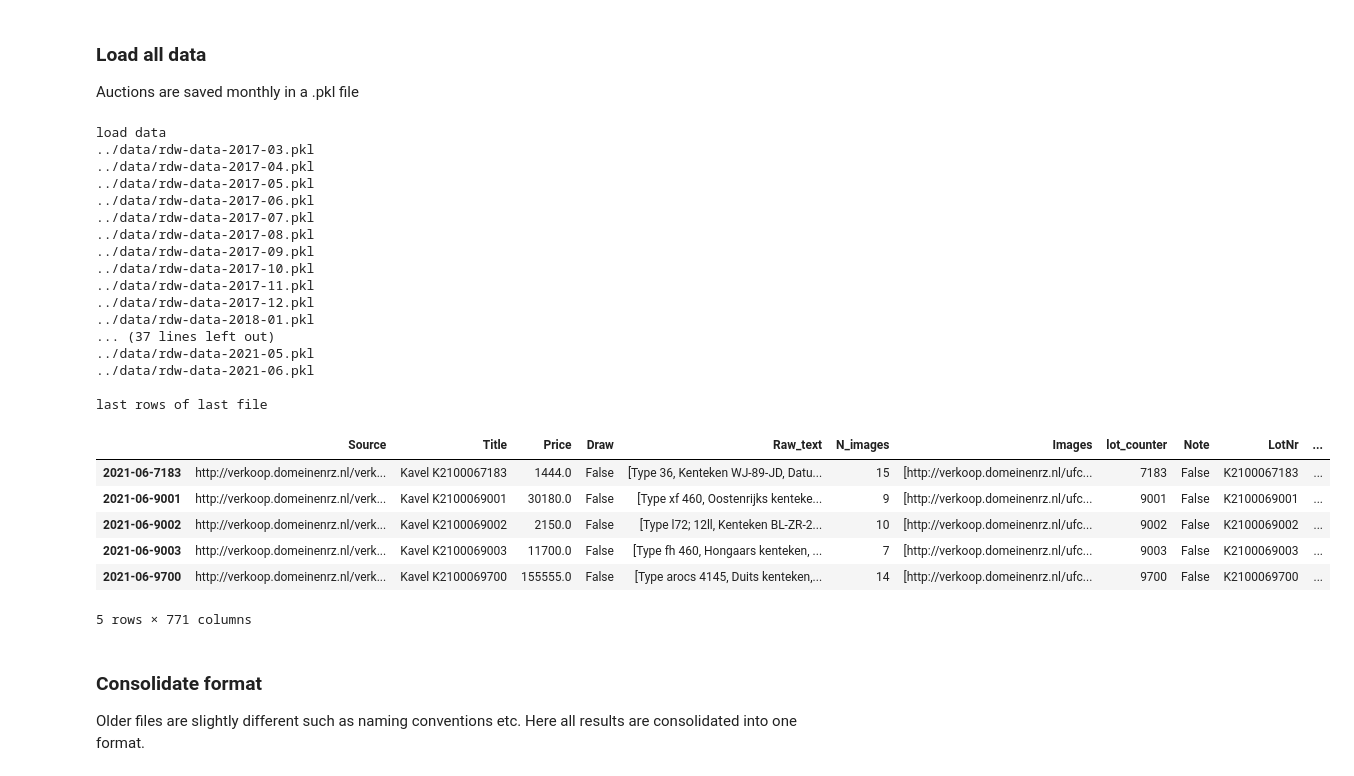
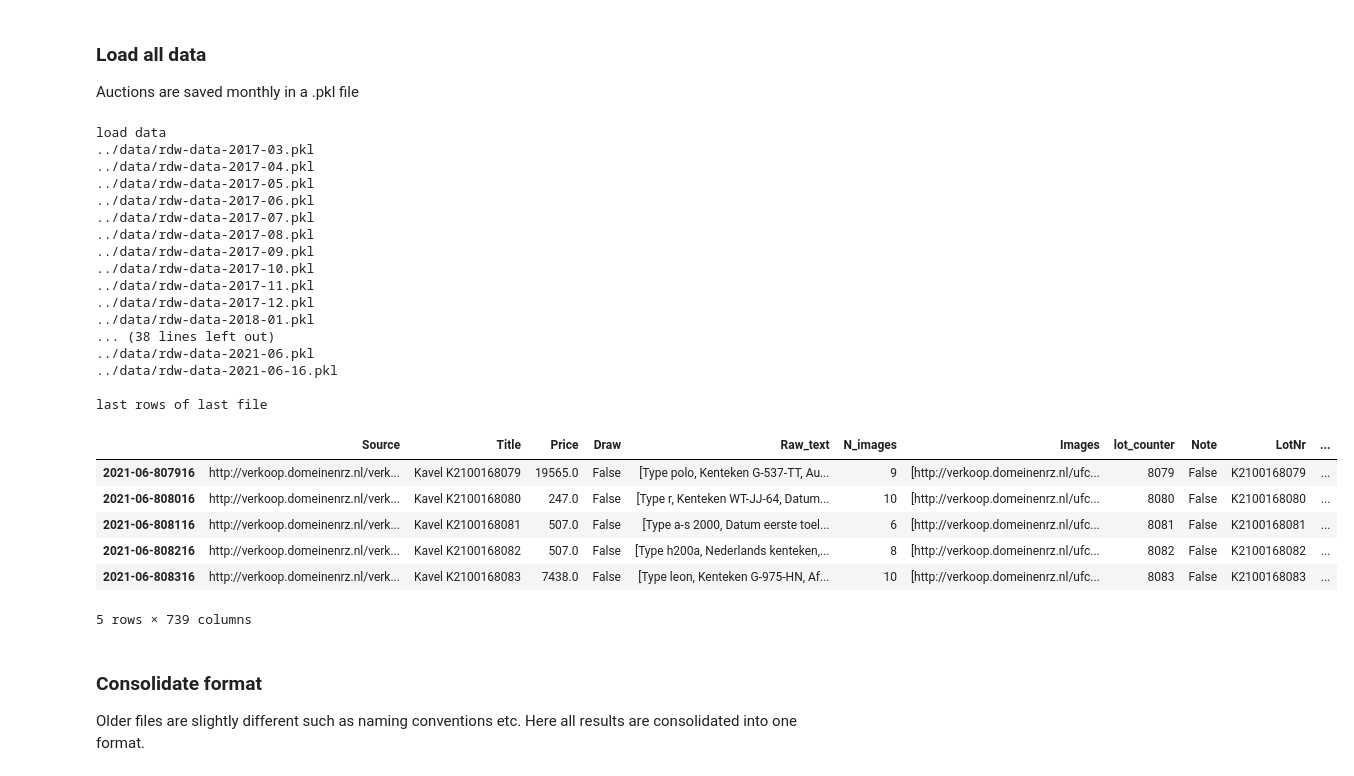
Before and after one commit to r5atom/Saturday-Datascience, a Jupyter notebook: code/aggregate-all-auctions.ipynb, the cells around one changed output. Cells and saved outputs as stored; diff of their text form; code cells hidden in the pictures.

Commit message:
Run with mid-June results and enable bi-monthly auctions

```diff
--- a/code/aggregate-all-auctions.ipynb
+++ b/code/aggregate-all-auctions.ipynb
@@ -36,7 +36,7 @@ else:
                     '2018-01', '2018-02', '2018-03', '2018-04', '2018-05', '2018-06', '2018-07', '2018-08', '2018-09', '2018-10', '2018-11', '2018-12',
                     '2019-01', '2019-02', '2019-03', '2019-04', '2019-05', '2019-06', '2019-07', '2019-08', '2019-09', '2019-10', '2019-11', '2019-12',
                     '2020-01', '2020-02', '2020-03', '2020-06', '2020-07', '2020-08', '2020-09', '2020-10', '2020-11', '2020-12',
-                    '2021-01', '2021-02', '2021-03', '2021-04', '2021-05', '2021-06',
+                    '2021-01', '2021-02', '2021-03', '2021-04', '2021-05', '2021-06', '2021-06-16'
                    ]
 if DATE not in AuctionDates:
     raise ValueError(f'{DATE} not in list that will be concatenated. Add to list.')
@@ -65,41 +65,49 @@ for AuctionDate in AuctionDates:
 
     else:
         fn = '../data/rdw-data-{:s}.pkl'.format(
             AuctionDate
         )
 
     if VERBOSE > 0: print(fn)
     df = pd.read_pickle(fn)
     data[AuctionDate] = df
 
+
+
+# When there are two auctions in a single month
+# HACK ALERT!!
+data['2021-06-16'].index = data['2021-06-16'].index.map(lambda x: '{0}-06-{2}{1}'.format(*x.split('-')))
+data['2021-06'].index = data['2021-06'].index.map(lambda x: '{0}-06-{2}{1}'.format(*x.split('-')))
+
+
 if VERBOSE > 0:
     print('\nlast rows of last file')
     display(data[AuctionDates[-1]].tail())
 # %% [output]
 load data
 ../data/rdw-data-2017-03.pkl
 ../data/rdw-data-2017-04.pkl
 ../data/rdw-data-2017-05.pkl
 ../data/rdw-data-2017-06.pkl
 ../data/rdw-data-2017-07.pkl
 ../data/rdw-data-2017-08.pkl
 ../data/rdw-data-2017-09.pkl
 ../data/rdw-data-2017-10.pkl
 ../data/rdw-data-2017-11.pkl
 ../data/rdw-data-2017-12.pkl
 ../data/rdw-data-2018-01.pkl
-... (37 lines left out)
-../data/rdw-data-2021-05.pkl
+... (38 lines left out)
 ../data/rdw-data-2021-06.pkl
+../data/rdw-data-2021-06-16.pkl
 
 last rows of last file
 |  | Source | Title | Price | Draw | Raw_text | N_images | Images | lot_counter | Note | LotNr | ... |
-| 2021-06-7183 | http://verkoop.domeinenrz.nl/verk... | Kavel K2100067183 | 1444.0 | False | [Type 36, Kenteken WJ-89-JD, Datu... | 15 | [http://verkoop.domeinenrz.nl/ufc... | 7183 | False | K2100067183 | ... |
-| 2021-06-9001 | http://verkoop.domeinenrz.nl/verk... | Kavel K2100069001 | 30180.0 | False | [Type xf 460, Oostenrijks kenteke... | 9 | [http://verkoop.domeinenrz.nl/ufc... | 9001 | False | K2100069001 | ... |
-| 2021-06-9002 | http://verkoop.domeinenrz.nl/verk... | Kavel K2100069002 | 2150.0 | False | [Type l72; 12ll, Kenteken BL-ZR-2... | 10 | [http://verkoop.domeinenrz.nl/ufc... | 9002 | False | K2100069002 | ... |
-| 2021-06-9003 | http://verkoop.domeinenrz.nl/verk... | Kavel K2100069003 | 11700.0 | False | [Type fh 460, Hongaars kenteken, ... | 7 | [http://verkoop.domeinenrz.nl/ufc... | 9003 | False | K2100069003 | ... |
-| 2021-06-9700 | http://verkoop.domeinenrz.nl/verk... | Kavel K2100069700 | 155555.0 | False | [Type arocs 4145, Duits kenteken,... | 14 | [http://verkoop.domeinenrz.nl/ufc... | 9700 | False | K2100069700 | ... |
+| 2021-06-807916 | http://verkoop.domeinenrz.nl/verk... | Kavel K2100168079 | 19565.0 | False | [Type polo, Kenteken G-537-TT, Au... | 9 | [http://verkoop.domeinenrz.nl/ufc... | 8079 | False | K2100168079 | ... |
+| 2021-06-808016 | http://verkoop.domeinenrz.nl/verk... | Kavel K2100168080 | 247.0 | False | [Type r, Kenteken WT-JJ-64, Datum... | 10 | [http://verkoop.domeinenrz.nl/ufc... | 8080 | False | K2100168080 | ... |
+| 2021-06-808116 | http://verkoop.domeinenrz.nl/verk... | Kavel K2100168081 | 507.0 | False | [Type a-s 2000, Datum eerste toel... | 6 | [http://verkoop.domeinenrz.nl/ufc... | 8081 | False | K2100168081 | ... |
+| 2021-06-808216 | http://verkoop.domeinenrz.nl/verk... | Kavel K2100168082 | 507.0 | False | [Type h200a, Nederlands kenteken,... | 8 | [http://verkoop.domeinenrz.nl/ufc... | 8082 | False | K2100168082 | ... |
+| 2021-06-808316 | http://verkoop.domeinenrz.nl/verk... | Kavel K2100168083 | 7438.0 | False | [Type leon, Kenteken G-975-HN, Af... | 10 | [http://verkoop.domeinenrz.nl/ufc... | 8083 | False | K2100168083 | ... |
-5 rows × 771 columns
+5 rows × 739 columns
 # %% [markdown]
 ### Consolidate format
 Older files are slightly different such as naming conventions etc. Here all results are consolidated into one format.
```
Also changed, not shown: parts of 5 cells of this notebook, 42 other files.
